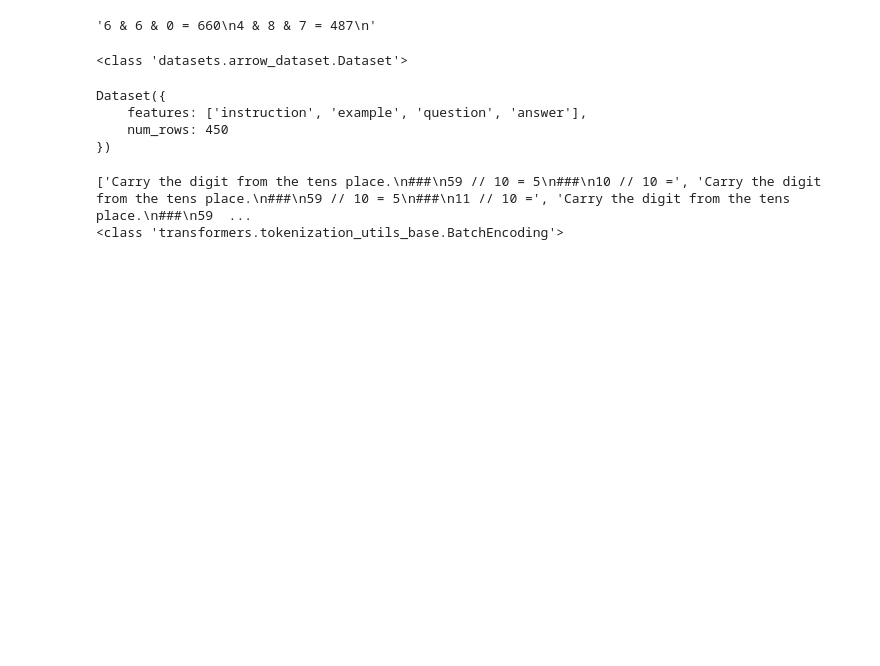
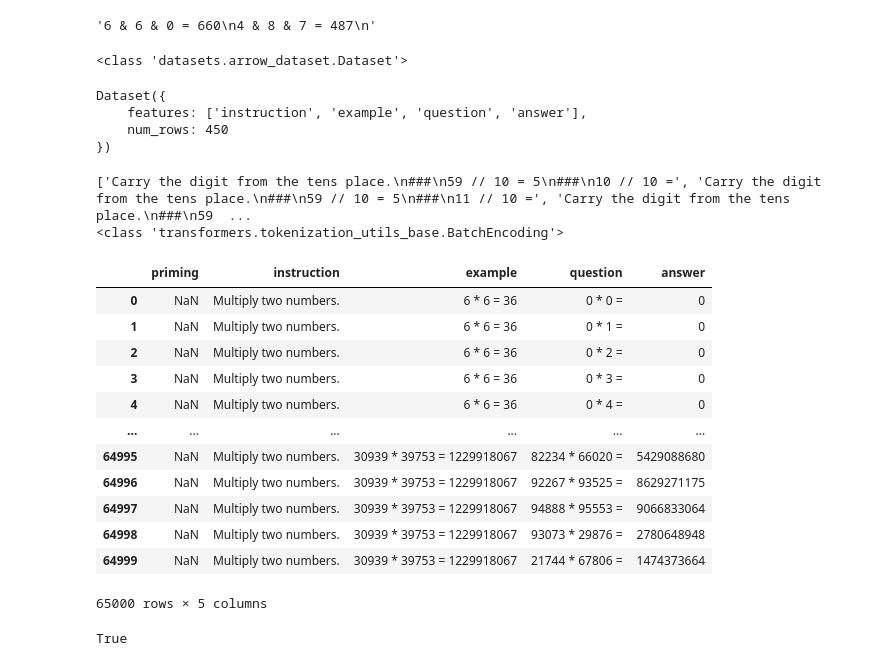
Before and after one commit to jortan02/compositional_task_evaluation, a Jupyter notebook: scratchpad/scratchpad.ipynb, the cells around one changed output. Cells and saved outputs as stored; diff of their text form; code cells hidden in the pictures; blank space fills up the shorter version.

```diff
--- a/scratchpad/scratchpad.ipynb
+++ b/scratchpad/scratchpad.ipynb
@@ -464,0 +444,26 @@ df = pd.
+# %%
+import pandas as pd
+import glob
+import os
+
+df1 = pd.read_csv("../data/multiplication/instruction_type-1/prompt_type-1/multiply.csv")
+df1
+# %% [output]
+|  | priming | instruction | example | question | answer |
+| 0 | NaN | Multiply two numbers. | 6 * 6 = 36 | 0 * 0 = | 0 |
+| 1 | NaN | Multiply two numbers. | 6 * 6 = 36 | 0 * 1 = | 0 |
+| 2 | NaN | Multiply two numbers. | 6 * 6 = 36 | 0 * 2 = | 0 |
+| 3 | NaN | Multiply two numbers. | 6 * 6 = 36 | 0 * 3 = | 0 |
+| 4 | NaN | Multiply two numbers. | 6 * 6 = 36 | 0 * 4 = | 0 |
+| ... | ... | ... | ... | ... | ... |
+| 64995 | NaN | Multiply two numbers. | 30939 * 39753 = 1229918067 | 82234 * 66020 = | 5429088680 |
+| 64996 | NaN | Multiply two numbers. | 30939 * 39753 = 1229918067 | 92267 * 93525 = | 8629271175 |
+| 64997 | NaN | Multiply two numbers. | 30939 * 39753 = 1229918067 | 94888 * 95553 = | 9066833064 |
+| 64998 | NaN | Multiply two numbers. | 30939 * 39753 = 1229918067 | 93073 * 29876 = | 2780648948 |
+| 64999 | NaN | Multiply two numbers. | 30939 * 39753 = 1229918067 | 21744 * 67806 = | 1474373664 |
+65000 rows × 5 columns
+# %%
+df2 = pd.read_csv("../data/multiplication/instruction_type-1/prompt_type-1/multiply-primed-6.csv")
+df1["question"].equals(df2["question"])
+# %% [output]
+True
```
Also changed, not shown: parts of 1 cell of this notebook, 20 other files.
